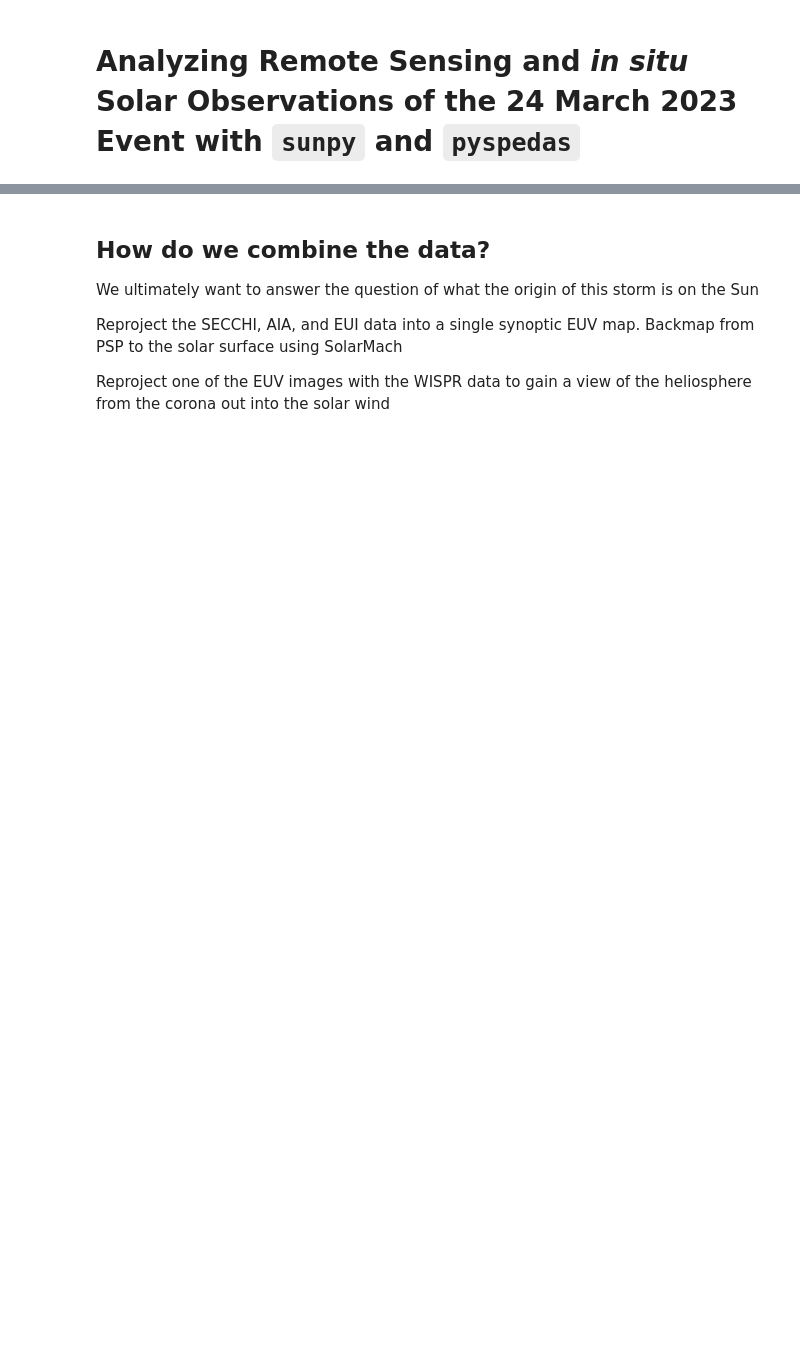
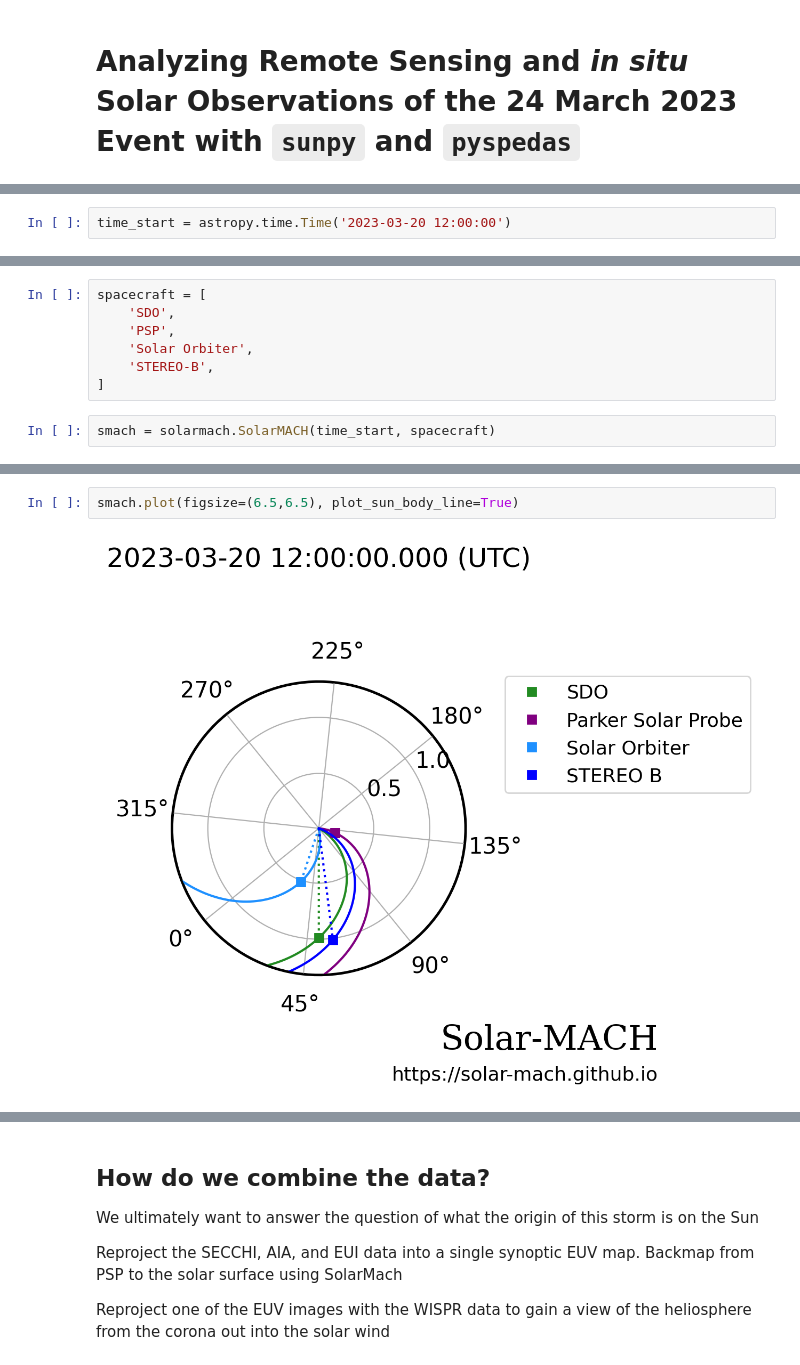
Before and after one commit to heliophysicsPy/summer-school-24, a Jupyter notebook: sunpy-tutorial/sunpy-pyspedas-showcase/sunpy-pyspedas-demo.ipynb, the cells around one changed output, grey strips where cells are left out. Saved outputs shown, nothing was run; the diff lists cells and outputs as text; blank space fills up the shorter version.

```diff
--- a/sunpy-tutorial/sunpy-pyspedas-showcase/sunpy-pyspedas-demo.ipynb
+++ b/sunpy-tutorial/sunpy-pyspedas-showcase/sunpy-pyspedas-demo.ipynb
@@ -15,0 +19,2 @@ In this section, describe the event, when we're looking for it (several days ahe
+# %%
+time_start = astropy.time.Time('2023-03-20 12:00:00')
@@ -15,0 +23,9 @@ In this section, describe the event, when we're looking for it (several days ahe
+# %%
+spacecraft = [
+    'SDO',
+    'PSP',
+    'Solar Orbiter',
+    'STEREO-B',
+]
+# %%
+smach = solarmach.SolarMACH(time_start, spacecraft)
@@ -15,0 +38,4 @@ In this section, describe the event, when we're looking for it (several days ahe
+# %%
+smach.plot(figsize=(6.5,6.5), plot_sun_body_line=True)
+# %% [output]
+[figure, added]
```
Also changed, not shown: parts of 8 cells of this notebook.
